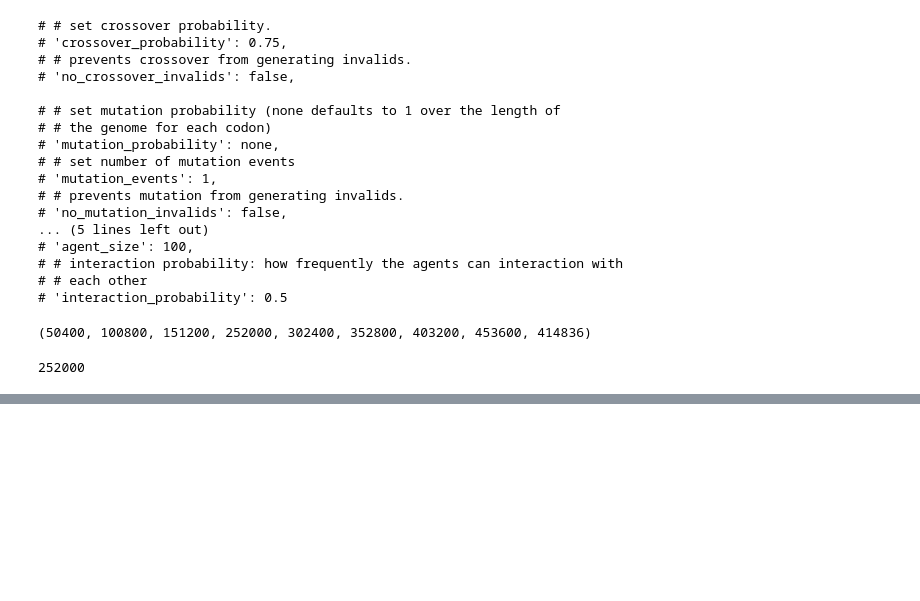
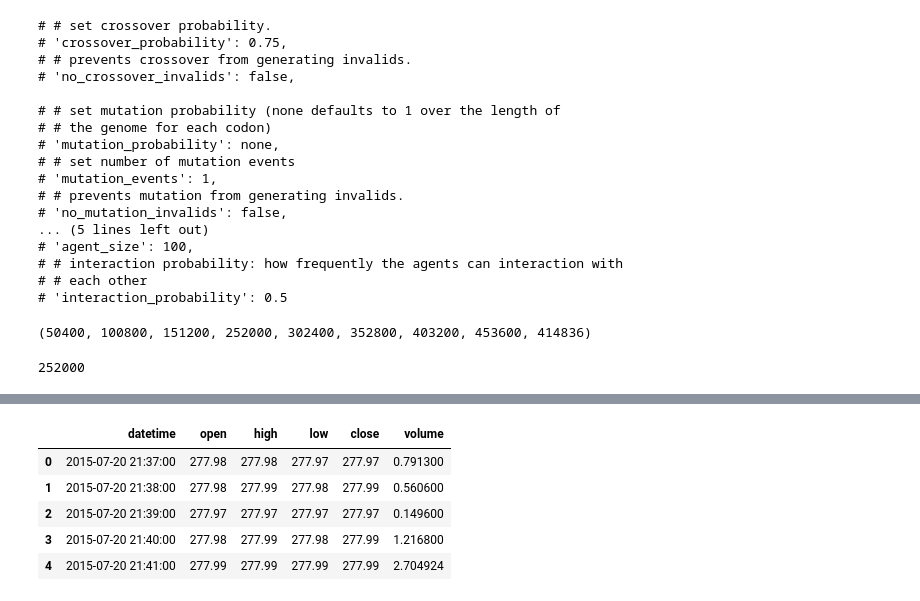
Before and after one commit to VaheC/PonyGE2, a Jupyter notebook: test.ipynb, the cells around one changed output, grey strips where cells are left out. Saved outputs shown, nothing was run; the diff lists cells and outputs as text; code cells hidden in the pictures; blank space fills up the shorter version.

```diff
--- a/test.ipynb
+++ b/test.ipynb
@@ -5085,0 +5339,14 @@ print(text.lower())
+# %%
+instrument_name = files_list[4].replace('-', '_').split('_')[0].lower()
+
+temp_df = pd.read_csv(os.path.join(main_path, files_list[4]))
+temp_df['datetime'] = pd.to_datetime(temp_df['datetime'])
+
+temp_df.head()
+# %% [output]
+|  | datetime | open | high | low | close | volume |
+| 0 | 2015-07-20 21:37:00 | 277.98 | 277.98 | 277.97 | 277.97 | 0.791300 |
+| 1 | 2015-07-20 21:38:00 | 277.98 | 277.99 | 277.98 | 277.99 | 0.560600 |
+| 2 | 2015-07-20 21:39:00 | 277.97 | 277.97 | 277.97 | 277.97 | 0.149600 |
+| 3 | 2015-07-20 21:40:00 | 277.98 | 277.99 | 277.98 | 277.99 | 1.216800 |
+| 4 | 2015-07-20 21:41:00 | 277.99 | 277.99 | 277.99 | 277.99 | 2.704924 |
```
Also changed, not shown: parts of 21 cells of this notebook.
